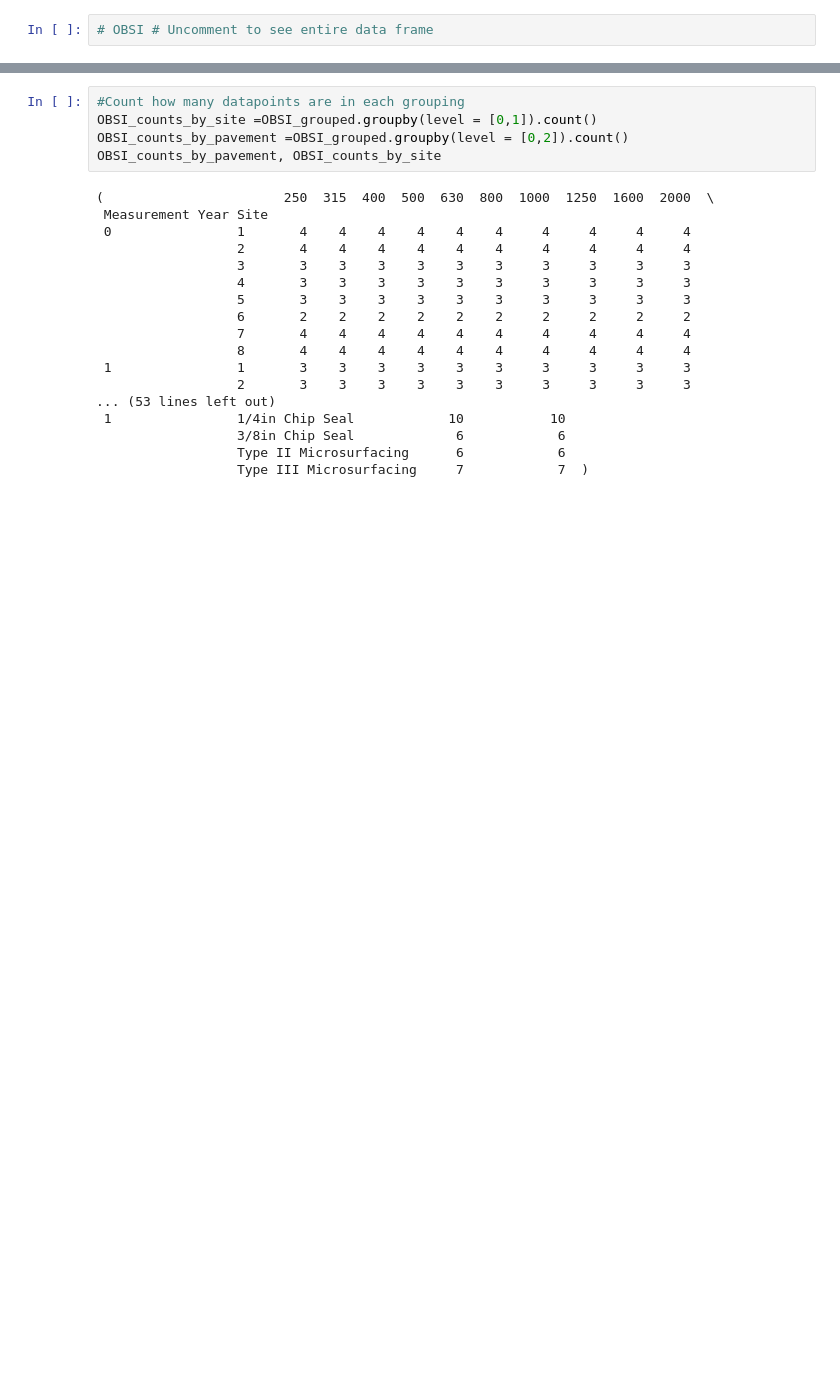
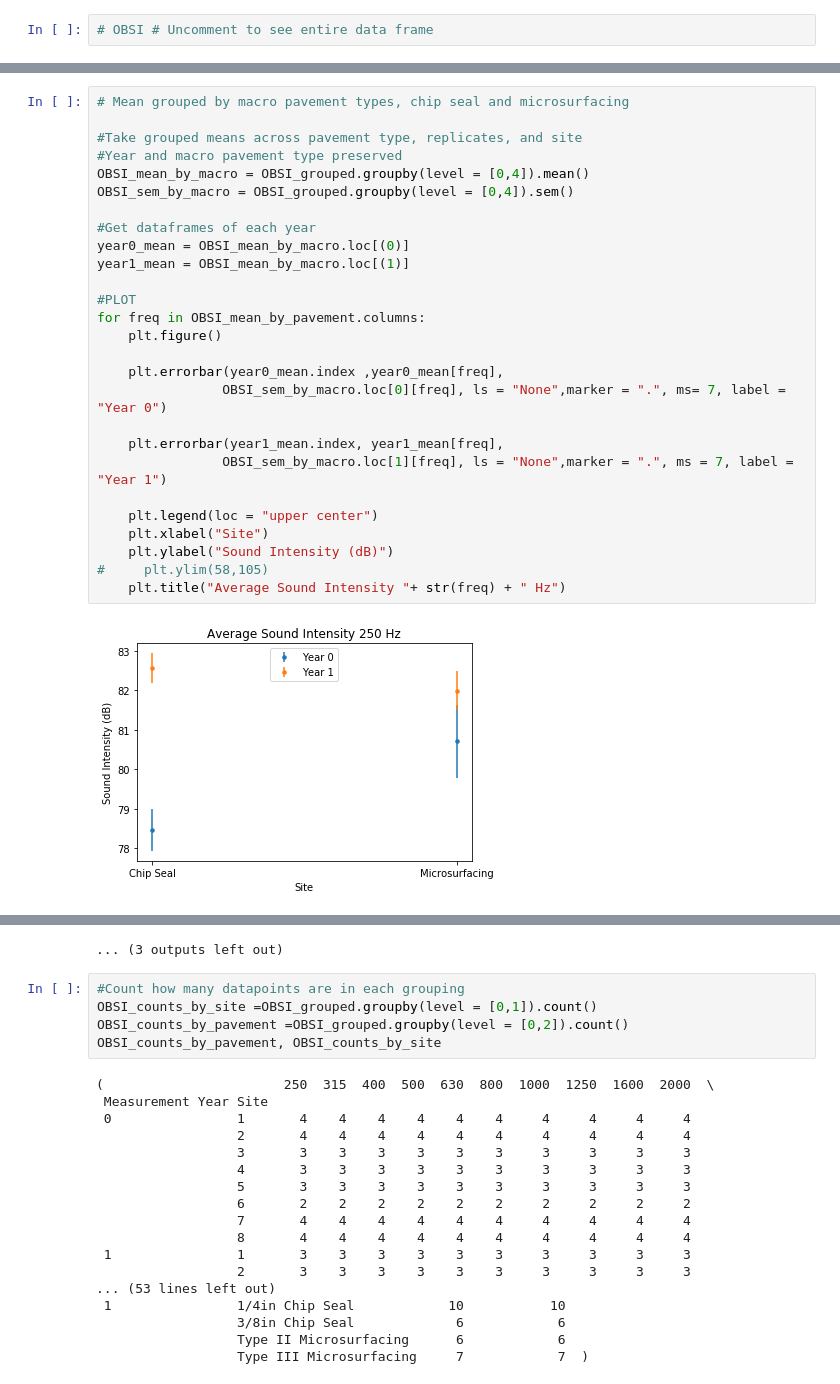
Before and after one commit to VolpeUSDOT/NPS_Quiet_Pavement, a Jupyter notebook: dataprep/Initial EDA Exploratory.ipynb, the cells around one changed output, grey strips where cells are left out. Drawn from its saved outputs; the diff is of its cells as text; blank space fills up the shorter version.

```diff
--- a/dataprep/Initial EDA Exploratory.ipynb
+++ b/dataprep/Initial EDA Exploratory.ipynb
@@ -150 +207,30 @@ for freq in OBSI_mean_by_pavement.columns:
 ... (3 outputs left out)
+# %%
+# Mean grouped by macro pavement types, chip seal and microsurfacing
+
+#Take grouped means across pavement type, replicates, and site
+#Year and macro pavement type preserved
+OBSI_mean_by_macro = OBSI_grouped.groupby(level = [0,4]).mean()
+OBSI_sem_by_macro = OBSI_grouped.groupby(level = [0,4]).sem()
+
+#Get dataframes of each year
+year0_mean = OBSI_mean_by_macro.loc[(0)]
+year1_mean = OBSI_mean_by_macro.loc[(1)]
+
+#PLOT
+for freq in OBSI_mean_by_pavement.columns:
+    plt.figure()
+
+    plt.errorbar(year0_mean.index ,year0_mean[freq],
+                OBSI_sem_by_macro.loc[0][freq], ls = "None",marker = ".", ms= 7, label = "Year 0")
+
+    plt.errorbar(year1_mean.index, year1_mean[freq],
+                OBSI_sem_by_macro.loc[1][freq], ls = "None",marker = ".", ms = 7, label = "Year 1")
+
+    plt.legend(loc = "upper center")
+    plt.xlabel("Site")
+    plt.ylabel("Sound Intensity (dB)")
+#     plt.ylim(58,105)
+    plt.title("Average Sound Intensity "+ str(freq) + " Hz")
+# %% [output]
+[figure, added]
@@ -151,3 +248,4 @@ for freq in OBSI_mean_by_pavement.columns:
+... (3 outputs left out)
 # %%
 #Count how many datapoints are in each grouping
 OBSI_counts_by_site =OBSI_grouped.groupby(level = [0,1]).count()
```
Also changed, not shown: parts of 9 cells of this notebook.
